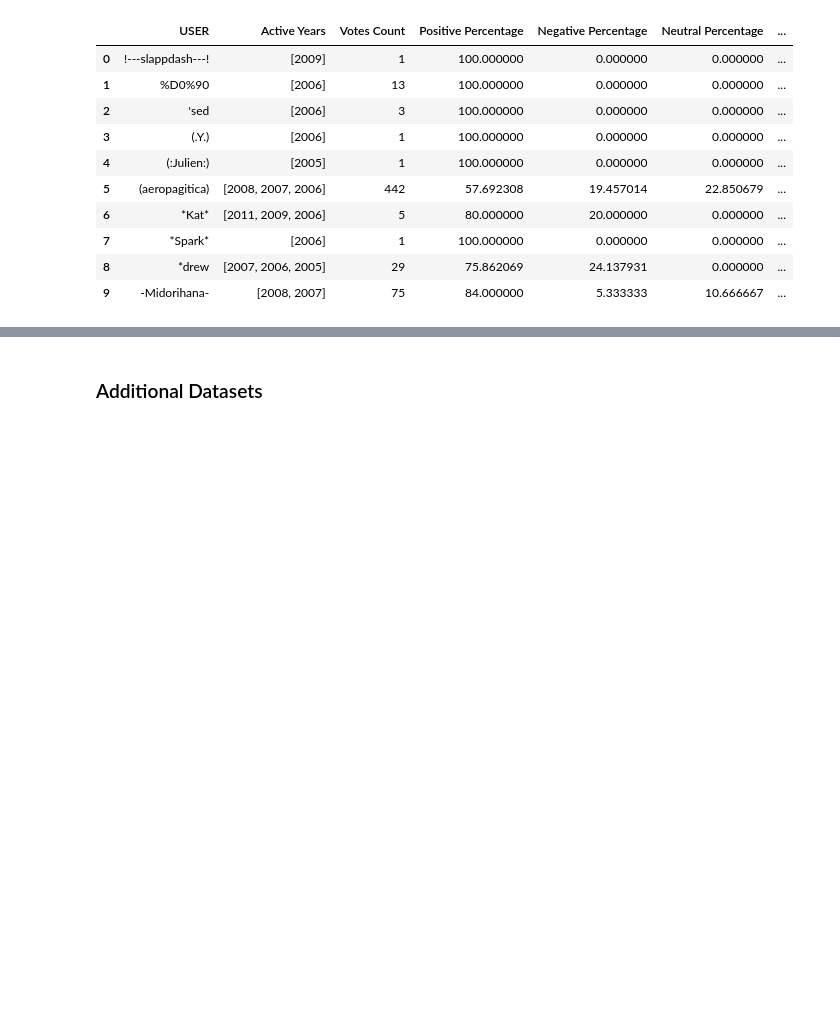
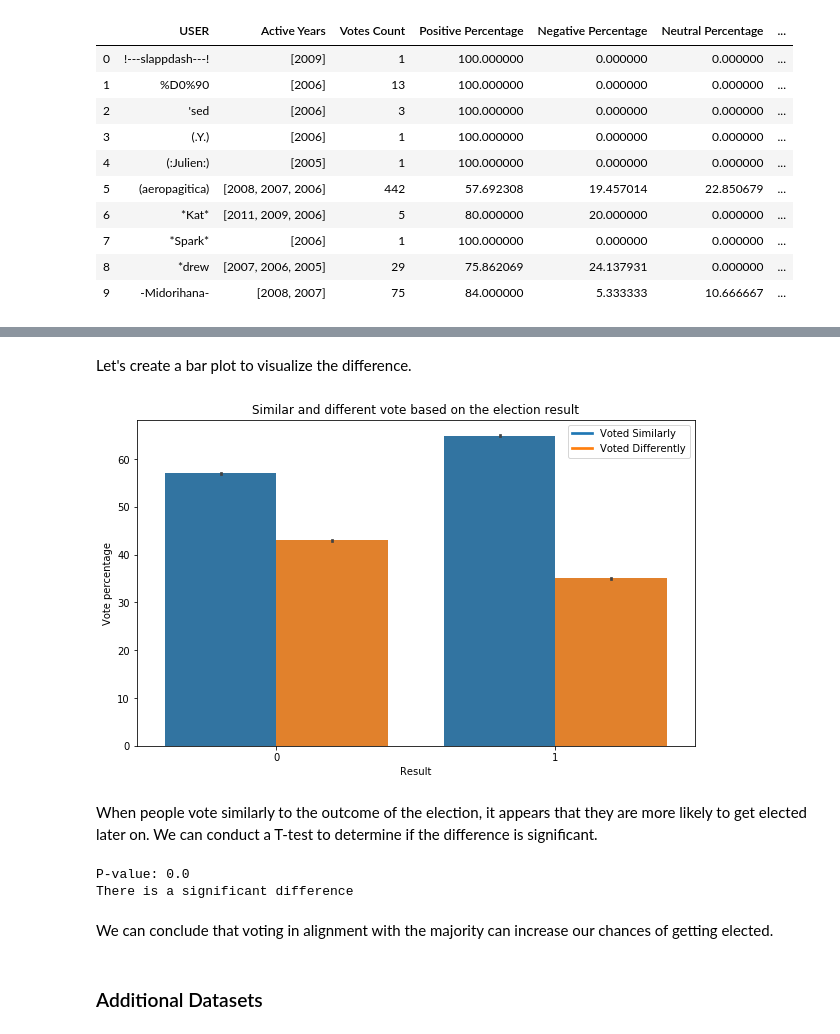
Before and after one commit to epfl-ada/ada-2023-project-datanauts23, a Jupyter notebook: milestone_2.ipynb, the cells around one changed output, grey strips where cells are left out. Drawn from its saved outputs; the diff is of its cells as text; code cells hidden in the pictures; blank space fills up the shorter version.

Commit message:
Remove comments fron additional_data and add the correlation with similar and different vote

```diff
--- a/milestone_2.ipynb
+++ b/milestone_2.ipynb
@@ -755,0 +800,3 @@ voters_df.head(10)
+# %%
+voters_wiki_df = pd.merge(voters_df, wiki_df, left_on='USER', right_on='TGT', how='inner')
+voters_wiki_df.head(10)
@@ -756,3 +815,44 @@ voters_df.head(10)
+# %% [markdown]
+Let's create a bar plot to visualize the difference.
+# %%
+plt.figure(figsize=(10, 6))
+
+melted_voters_wiki_df = pd.melt(voters_wiki_df, id_vars=['RES'], value_vars=['Voted Similarly', 'Voted Differently'],
+                    var_name='Vote Type', value_name='Count')
+
+sns.barplot(x='RES', y='Count', hue='Vote Type', data=melted_voters_wiki_df)
+
+plt.xlabel('Result')
+plt.ylabel('Vote percentage')
+plt.title('Similar and different vote based on the election result')
+
+legend = plt.legend(labels=['Voted Similarly', 'Voted Differently'])
+legend.legendHandles[0].set_color(sns.color_palette()[0])
+legend.legendHandles[1].set_color(sns.color_palette()[1])
+
+plt.show()
+# %% [output]
+[figure, added]
+# %% [markdown]
+When people vote similarly to the outcome of the election, it appears that they are more likely to get elected later on. We can conduct a T-test to determine if the difference is significant.
+# %%
+rejected = voters_wiki_df[voters_wiki_df['RES'] == 0]['Voted Similarly']
+accepted = voters_wiki_df[voters_wiki_df['RES'] == 1]['Voted Similarly']
+
+t_statistic, p_value = ttest_ind(rejected, accepted)
+
+print(f"P-value: {p_value}")
+
+alpha = 0.05
+if p_value < alpha:
+    print("There is a significant difference")
+else:
+    print("There is no significant difference")
+# %% [output]
+P-value: 0.0
+There is a significant difference
+# %% [markdown]
+We can conclude that voting in alignment with the majority can increase our chances of getting elected.
 # %% [markdown]
 ### Additional Datasets
 # %% [markdown]
```
Also changed, not shown: parts of 21 cells of this notebook, 1 other file.
